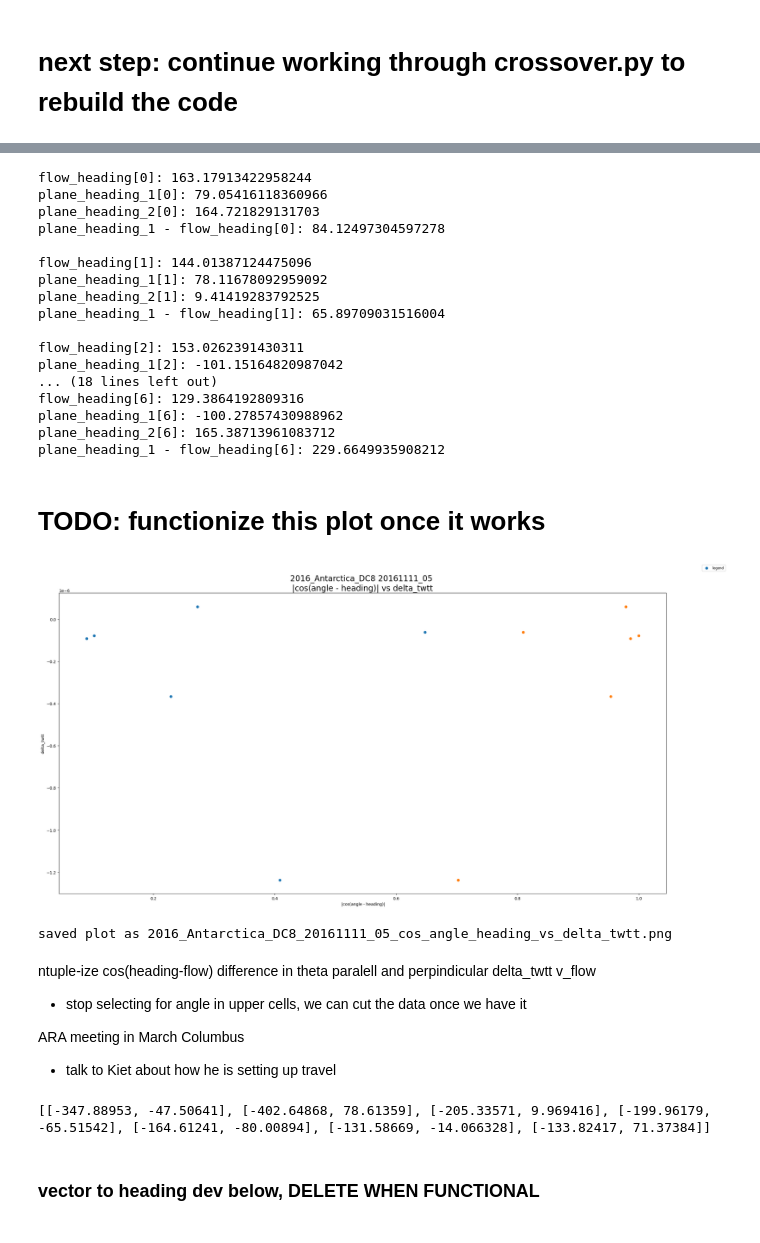
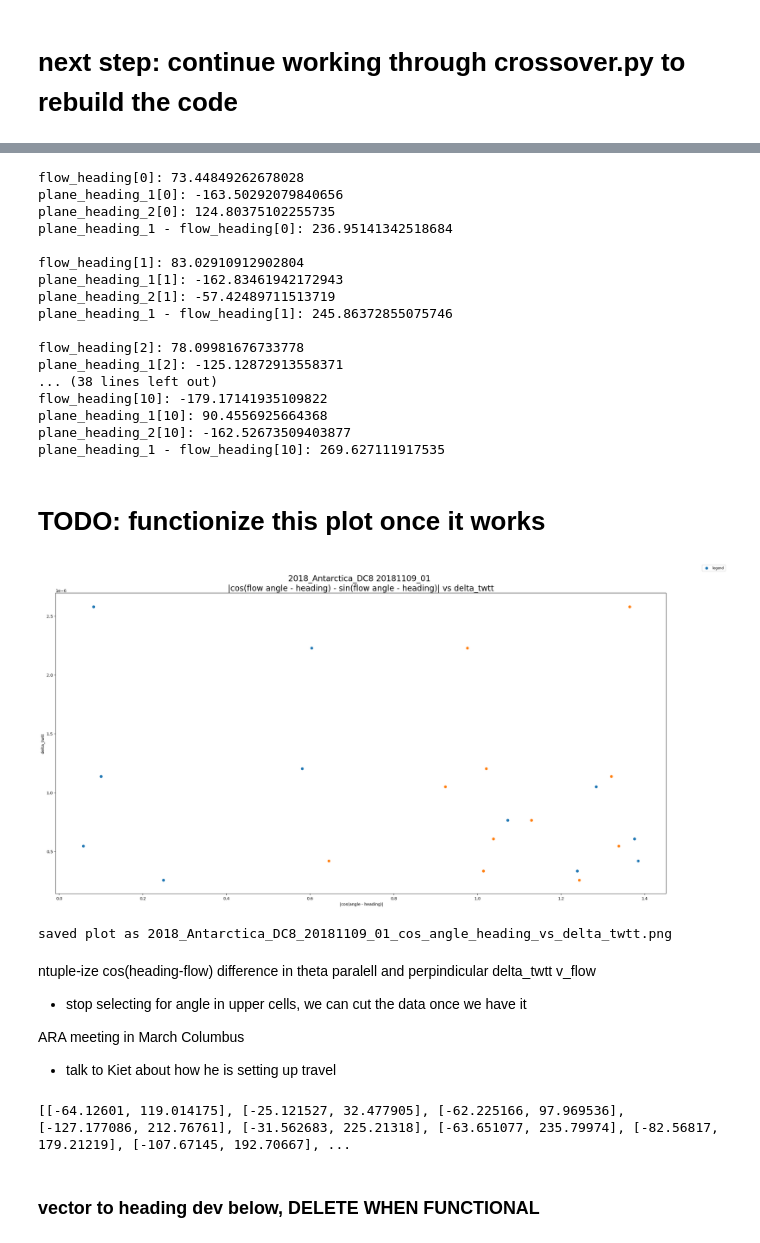
Before and after one commit to richardmoser/cresis_project, a Jupyter notebook: doit.ipynb, the cells around one changed output, grey strips where cells are left out. Cells and saved outputs as stored; diff of their text form; code cells hidden in the pictures.

```diff
--- a/doit.ipynb
+++ b/doit.ipynb
@@ -20,13 +20,14 @@ from iceflow_library import *
 zoom = True
 seg_length = 100
 season = "2018_Antarctica_DC8" # a layerData season
-season = "2016_Antarctica_DC8" # a season with both layer and layerData
+# season = "2016_Antarctica_DC8" # a season with both layer and layerData
 # season = "2014_Antarctica_DC8" # a layerData season
 flight = "20181030_01"  # the flight date and frame number
 flight = "20181103_01"
+flight = "20181109_01"
 # flight = "20181112_02"  # the problem flight
-flight = "20161024_05"
-flight = "20161111_05"
+# flight = "20161024_05"
+# flight = "20161111_05"
 # flight = '20141026_06'
 file_name = "layer_export_" + flight + ".pickle"
 testing = False
@@ -377,7 +416,9 @@ for i in range(len(intersection_indices)):
 
     # find the twtt at the crossover point on both segments
     # print(f"twtt{i}: {twtt[i]}")
-    delta_twtt.append(twtt[i][1] - twtt[i][0])
+    # delta_twtt.append(twtt[i][1] - twtt[i][0])
+    # append the absolute value of the twtt
+    delta_twtt.append(abs(twtt[i][1] - twtt[i][0]))
     print(f"delta_twtt[{i}]: {delta_twtt[i]}")
 
     print(section_break)
@@ -401,4 +442,5 @@ while i < length: # remove any nan valued points from the lists
         i += 1
 
 # TODO: why is delta_twtt for index 9 negative?
+    # it is not, the twtt at the crossover point on the second segment is greater than the twtt at the crossover point on the first segment so that makes sense
 # %% [output]
@@ -426,23 +468,23 @@ for i in range(len(flow_heading)):
     print(f"plane_heading_2[{i}]: {plane_heading_2[i]}")
     print(f"plane_heading_1 - flow_heading[{i}]: {abs(plane_heading_1[i] - flow_heading[i])}\n")
 # %% [output]
-flow_heading[0]: 163.17913422958244
-plane_heading_1[0]: 79.05416118360966
-plane_heading_2[0]: 164.721829131703
-plane_heading_1 - flow_heading[0]: 84.12497304597278
+flow_heading[0]: 73.44849262678028
+plane_heading_1[0]: -163.50292079840656
+plane_heading_2[0]: 124.80375102255735
+plane_heading_1 - flow_heading[0]: 236.95141342518684
 
-flow_heading[1]: 144.01387124475096
-plane_heading_1[1]: 78.11678092959092
-plane_heading_2[1]: 9.41419283792525
-plane_heading_1 - flow_heading[1]: 65.89709031516004
+flow_heading[1]: 83.02910912902804
+plane_heading_1[1]: -162.83461942172943
+plane_heading_2[1]: -57.42489711513719
+plane_heading_1 - flow_heading[1]: 245.86372855075746
 
-flow_heading[2]: 153.0262391430311
-plane_heading_1[2]: -101.15164820987042
-... (18 lines left out)
-flow_heading[6]: 129.3864192809316
-plane_heading_1[6]: -100.27857430988962
-plane_heading_2[6]: 165.38713961083712
-plane_heading_1 - flow_heading[6]: 229.6649935908212
+flow_heading[2]: 78.09981676733778
+plane_heading_1[2]: -125.12872913558371
+... (38 lines left out)
+flow_heading[10]: -179.17141935109822
+plane_heading_1[10]: 90.4556925664368
+plane_heading_2[10]: -162.52673509403877
+plane_heading_1 - flow_heading[10]: 269.627111917535
 # %% [markdown]
 # TODO: functionize this plot once it works
 # %%
@@ -454,38 +496,48 @@ plt.figure(figsize=(24, 12), layout='constrained')
 # plt.scatter(np.abs(np.cos(np.radians(np.array(angle) - np.array(heading_1)))) * np.abs(np.array(magnitude)), delta_twtt, label='segment 1')
 # plt.scatter(np.abs(np.cos(np.radians(np.array(angle) - np.array(heading_2)))) * np.abs(np.array(magnitude)), delta_twtt, label='segment 2')
 
 # plt.scatter(np.abs(np.cos(np.radians(np.array(angle) - np.array(plane_heading_1)))), delta_twtt, label='segment 1')  # angle - heading
 # plt.scatter(np.abs(np.cos(np.radians(np.array(angle) - np.array(plane_heading_2)))), delta_twtt, label='segment 2')
 
-plt.scatter(np.abs(np.cos(np.radians(np.array(flow_heading) - np.array(plane_heading_1)))), delta_twtt, label='segment 1')  # flow angle - heading
-plt.scatter(np.abs(np.cos(np.radians(np.array(flow_heading) - np.array(plane_heading_2)))), delta_twtt, label='segment 2')
+# cos(angle - heading) vs delta_twtt
+# plt.scatter(np.abs(np.cos(np.radians(np.array(flow_heading) - np.array(plane_heading_1)))), delta_twtt, label='segment 1')  # flow angle - heading
+# plt.scatter(np.abs(np.cos(np.radians(np.array(flow_heading) - np.array(plane_heading_2)))), delta_twtt, label='segment 2')
+
+# |cos(angle - heading) - sin(angle - heading) |vs delta_twtt
+plt.scatter(np.abs(np.cos(np.radians(np.array(angle) - np.array(plane_heading_1))) - np.sin(np.radians(np.array(angle) - np.array(plane_heading_1)))), delta_twtt, label='segment 1')  # angle - heading
+plt.scatter(np.abs(np.cos(np.radians(np.array(angle) - np.array(plane_heading_2))) - np.sin(np.radians(np.array(angle) - np.array(plane_heading_2)))), delta_twtt, label='segment 2')
+# for each point, print the index and the delta_twtt
+# for i in range(len(delta_twtt)):
+#     plt.text(np.abs(np.cos(np.radians(np.array(flow_heading[i]) - np.array(plane_heading_1[i])))), delta_twtt[i], f"{i}: {delta_twtt[i]}")
 
 # plt.xlabel(" |cos(angle - heading)| * |velocity|")
 plt.xlabel(" |cos(angle - heading)|")
 plt.ylabel("delta_twtt")
 # plt.title(" |cos(angle - heading)| vs delta_twtt")
-plt.title(f"{season} {flight} \n|cos(angle - heading)| vs delta_twtt", fontsize=20)
+# plt.title(f"{season} {flight} \n|cos(angle - heading)| vs delta_twtt", fontsize=20)
+plt.title(f"{season} {flight} \n|cos(flow angle - heading) - sin(flow angle - heading)| vs delta_twtt", fontsize=20)
+
 
 plt.legend(["legend"], fontsize='smaller', loc='upper right', bbox_to_anchor=(1.1, 1.1))
 # scale axes to be logarithmic
 # plt.xscale('log')
 plt.yscale('log')
 
 
 # save the plot as a png file with a high dpi named after the season and flight
 plt.savefig(f"{season}_{flight}_cos_angle_heading_vs_delta_twtt_logy.png", dpi=300)
 
 # plt.show()
 
 plt.yscale('linear')
 # save the plot as a png file with a high dpi named after the season and flight
 plt.savefig(f"{season}_{flight}_cos_angle_heading_vs_delta_twtt_lineary.png", dpi=300)
 plt.show()
 
 print(f"saved plot as {season}_{flight}_cos_angle_heading_vs_delta_twtt.png")
 # %% [output]
-[figure, old version]
+[figure, new version]
-saved plot as 2016_Antarctica_DC8_20161111_05_cos_angle_heading_vs_delta_twtt.png
+saved plot as 2018_Antarctica_DC8_20181109_01_cos_angle_heading_vs_delta_twtt.png
 # %%
 # x_data = np.abs(np.cos(np.radians(np.array(angle) - np.array(heading_1))))
 # y_data = delta_twtt
@@ -531,7 +583,7 @@ for i in range(len(plane_heading_1)):
 # %%
 print(flow_xy)
 # %% [output]
-[[-347.88953, -47.50641], [-402.64868, 78.61359], [-205.33571, 9.969416], [-199.96179, -65.51542], [-164.61241, -80.00894], [-131.58669, -14.066328], [-133.82417, 71.37384]]
+[[-64.12601, 119.014175], [-25.121527, 32.477905], [-62.225166, 97.969536], [-127.177086, 212.76761], [-31.562683, 225.21318], [-63.651077, 235.79974], [-82.56817, 179.21219], [-107.67145, 192.70667], ...
 # %%
 # # save the posit to a json file
 # import json
```
Also changed, not shown: parts of 12 cells of this notebook, 3 other files.
